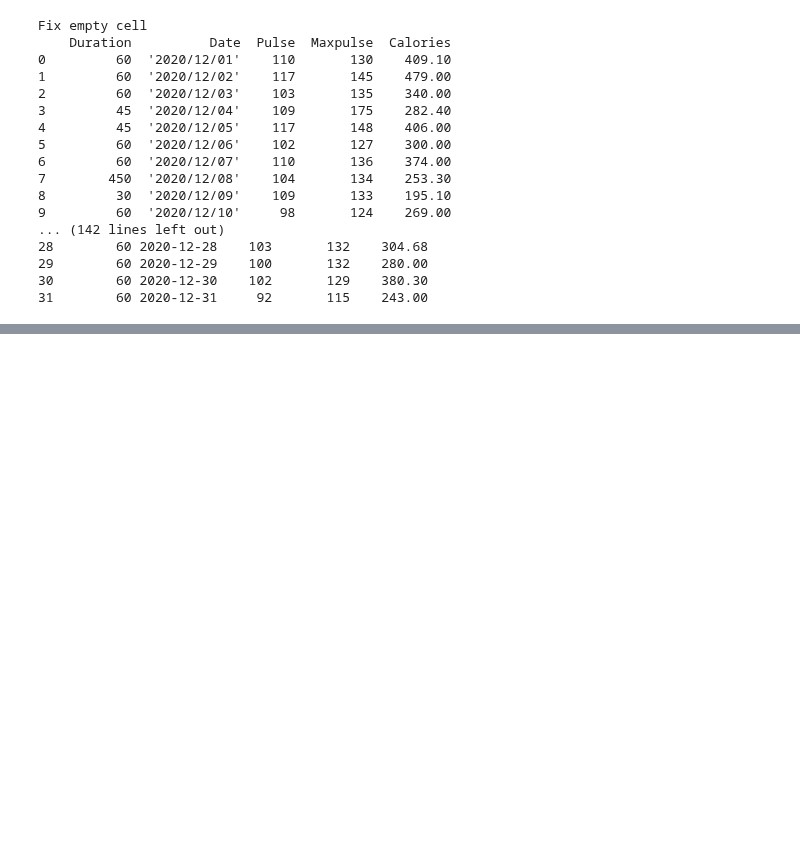
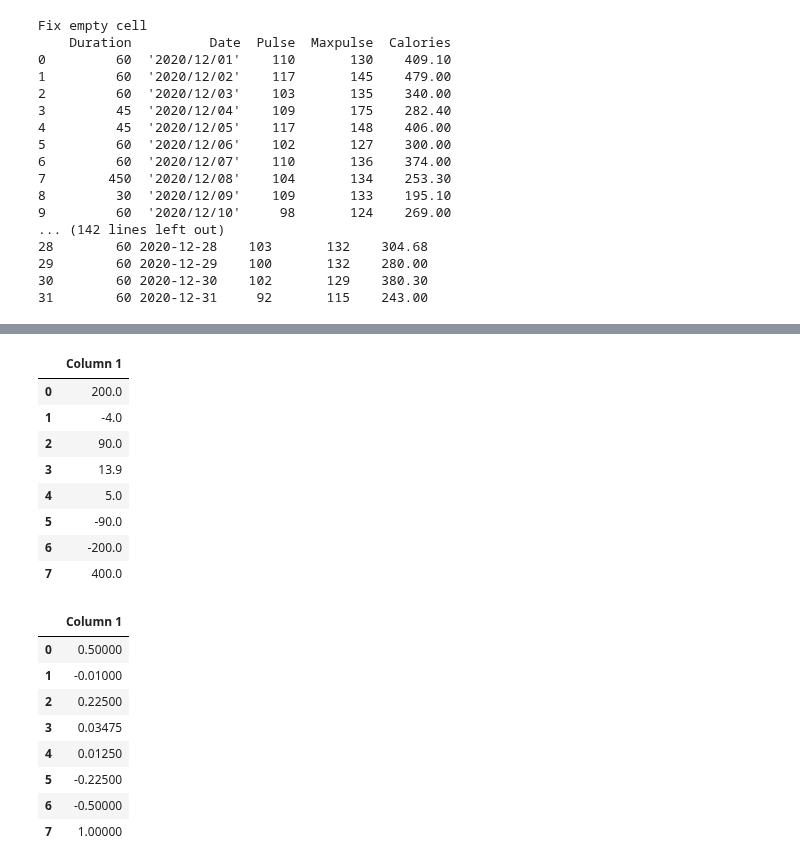
Before and after one commit to kjeyaram-orcl/DataScience, a Jupyter notebook: Pandas.ipynb, the cells around one changed output, grey strips where cells are left out. Drawn from its saved outputs; the diff is of its cells as text; code cells hidden in the pictures; blank space fills up the shorter version.

```diff
--- a/Pandas.ipynb
+++ b/Pandas.ipynb
@@ -751,0 +860,34 @@ Fix empty cell
+# %%
+import pandas as pd
+
+df = pd.DataFrame({'Column 1':[200,-4,90,13.9,5,-90,-200,400]})
+
+display(df)
+
+#df['Column 1'].plot(kind = 'bar')
+
+# copy the data
+df_max_scaled = df.copy()
+
+column = 'Column 1'
+df_max_scaled[column] = df_max_scaled[column]/df_max_scaled[column].abs().max() # Using The maximum absolute scaling
+display(df_max_scaled)
+# %% [output]
+|  | Column 1 |
+| 0 | 200.0 |
+| 1 | -4.0 |
+| 2 | 90.0 |
+| 3 | 13.9 |
+| 4 | 5.0 |
+| 5 | -90.0 |
+| 6 | -200.0 |
+| 7 | 400.0 |
+|  | Column 1 |
+| 0 | 0.50000 |
+| 1 | -0.01000 |
+| 2 | 0.22500 |
+| 3 | 0.03475 |
+| 4 | 0.01250 |
+| 5 | -0.22500 |
+| 6 | -0.50000 |
+| 7 | 1.00000 |
```
Also changed, not shown: parts of 7 cells of this notebook.
